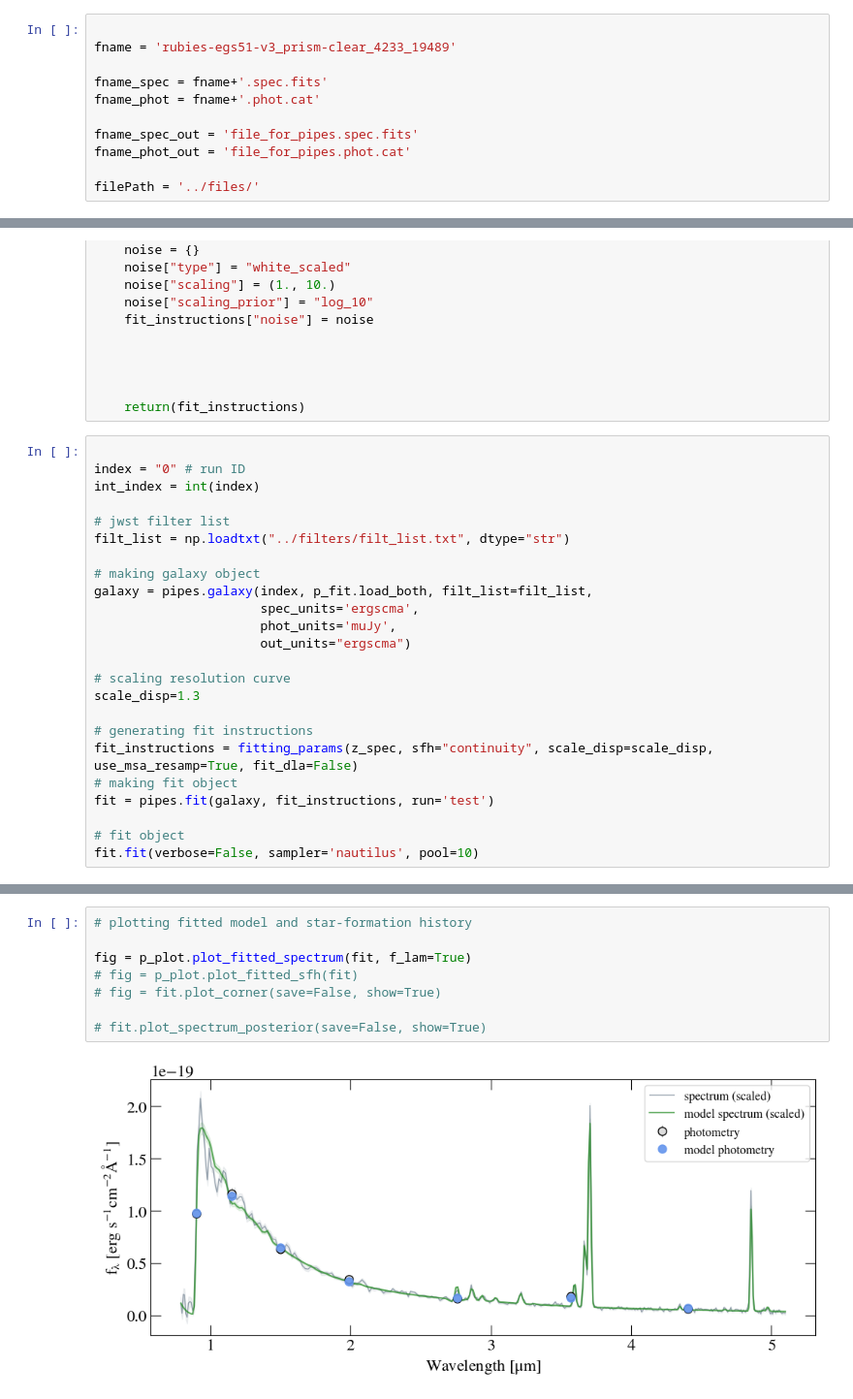
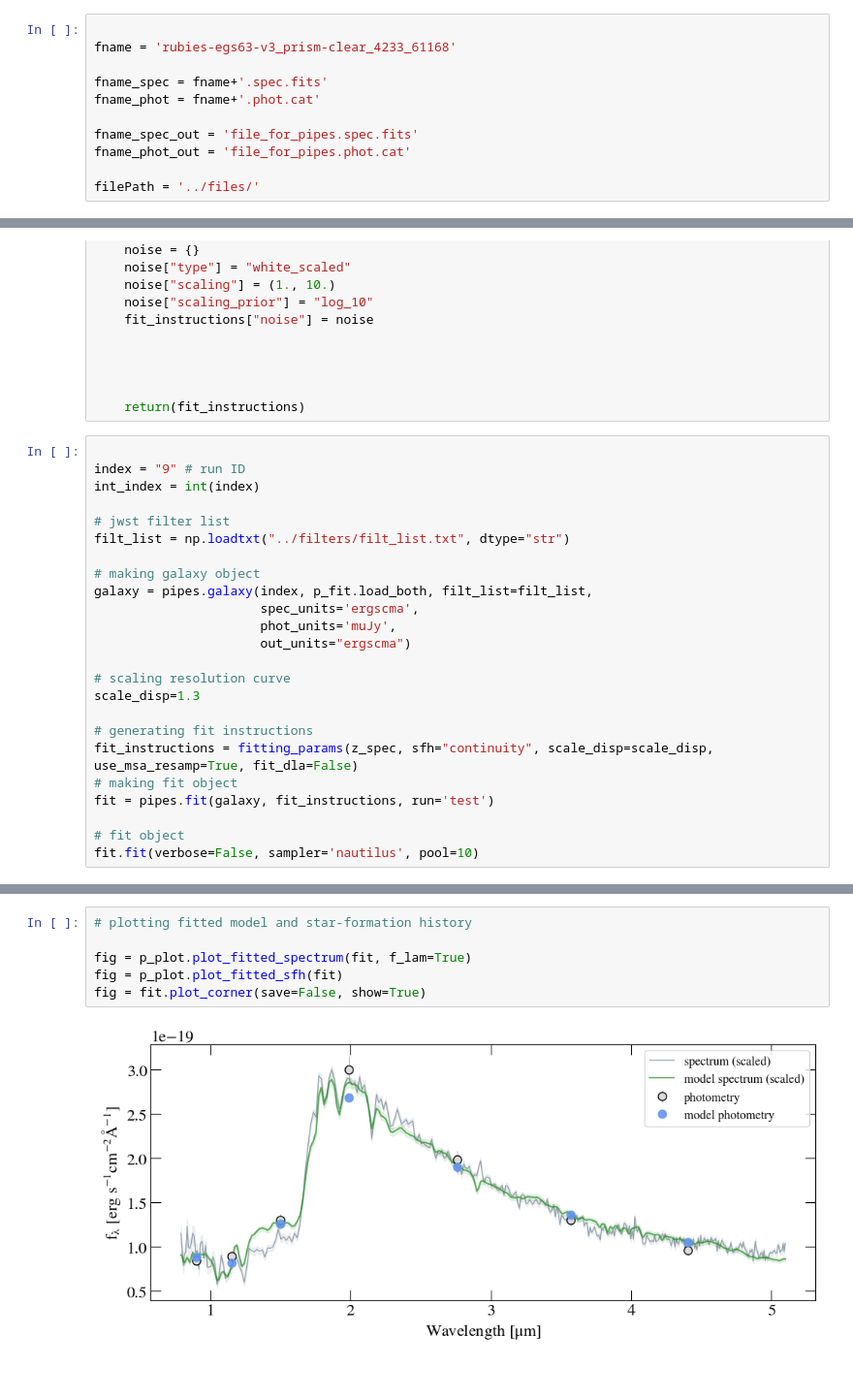
Before and after one commit to RashmiGot/dja-pipes, a Jupyter notebook: dja-pipes/notebooks/run_pipes_on_dja_spec.ipynb, the cells around one changed output, grey strips where cells are left out. Shown at 97% size. Drawn from its saved outputs; the diff is of its cells as text.

```diff
--- a/dja-pipes/notebooks/run_pipes_on_dja_spec.ipynb
+++ b/dja-pipes/notebooks/run_pipes_on_dja_spec.ipynb
@@ -20,7 +20,7 @@ Bagpipes: Latex distribution not found, plots may look strange.
 ### pulling spectrum and photometry from the AWS database
 # %%
 
-fname = 'rubies-egs51-v3_prism-clear_4233_19489'
+fname = 'rubies-egs63-v3_prism-clear_4233_61168'
 
 fname_spec = fname+'.spec.fits'
 fname_phot = fname+'.phot.cat'
@@ -211,7 +227,7 @@ def fitting_params(z_spec, sfh="continuity", scale_disp=1.3, use_msa_resamp=Fals
     return(fit_instructions)
 # %%
 
-index = "0" # run ID
+index = "9" # run ID
 int_index = int(index)
 
 # jwst filter list
@@ -240,10 +256,8 @@ Fitting not performed as results have already been loaded from pipes/posterior/t
 # %%
 # plotting fitted model and star-formation history
 
 fig = p_plot.plot_fitted_spectrum(fit, f_lam=True)
-# fig = p_plot.plot_fitted_sfh(fit)
-# fig = fit.plot_corner(save=False, show=True)
-
-# fit.plot_spectrum_posterior(save=False, show=True)
+fig = p_plot.plot_fitted_sfh(fit)
+fig = fit.plot_corner(save=False, show=True)
 # %% [output]
-[figure, old version]
+[figure, new version]
```
Also changed, not shown: parts of 7 cells of this notebook, 1 other file.
